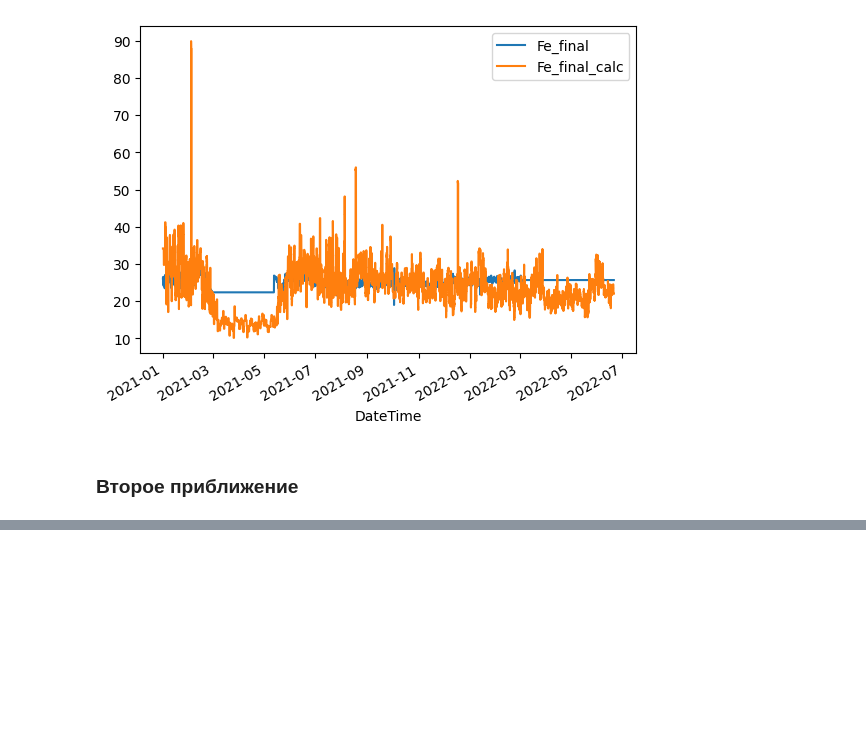
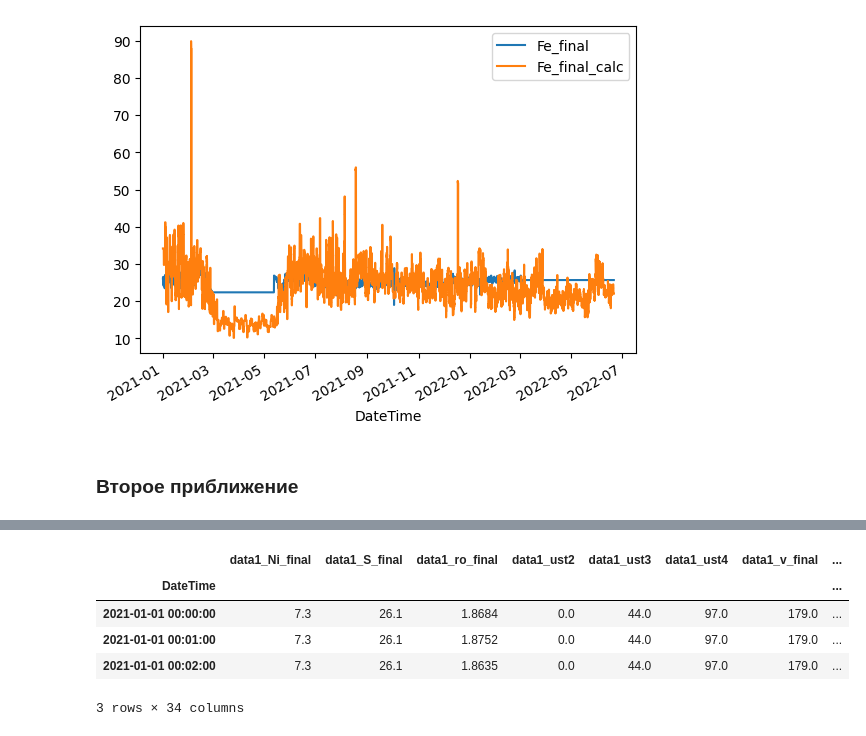
Before and after one commit to seri4ka/GB_task1, a Jupyter notebook: task.ipynb, the cells around one changed output, grey strips where cells are left out. Saved outputs shown, nothing was run; the diff lists cells and outputs as text; code cells hidden in the pictures; blank space fills up the shorter version.

```diff
--- a/task.ipynb
+++ b/task.ipynb
@@ -306,0 +295,29 @@ data1
+# %%
+data1.columns = columns1
+data2.columns = columns1
+data1 = data1[data1 != data2].ffill().dropna(axis=1)
+# %%
+columns1 = [f'data1_{col}' for col in data1.columns]
+columns2 = [f'data2_{col}' for col in data2.columns]
+# %%
+data1.columns = columns1
+data2.columns = columns2
+# %%
+data_full = pd.concat([data1, data2], axis=1)
+columns_list = list(data_full.columns)
+new_columns = []
+for col in columns_list:
+  new_columns.append(
+    col.replace('data1_data1', 'data1').replace('data2_data1', 'data2')
+  )
+# new_columns
+# %%
+data_full.columns = new_columns
+data_full.head(3)
+# %% [output]
+|  | data1_Ni_final | data1_S_final | data1_ro_final | data1_ust2 | data1_ust3 | data1_ust4 | data1_v_final | ... |
+| DateTime |  |  |  |  |  |  |  | ... |
+| 2021-01-01 00:00:00 | 7.3 | 26.1 | 1.8684 | 0.0 | 44.0 | 97.0 | 179.0 | ... |
+| 2021-01-01 00:01:00 | 7.3 | 26.1 | 1.8752 | 0.0 | 44.0 | 97.0 | 179.0 | ... |
+| 2021-01-01 00:02:00 | 7.3 | 26.1 | 1.8635 | 0.0 | 44.0 | 97.0 | 179.0 | ... |
+3 rows × 34 columns
```
Also changed, not shown: parts of 22 cells of this notebook.
